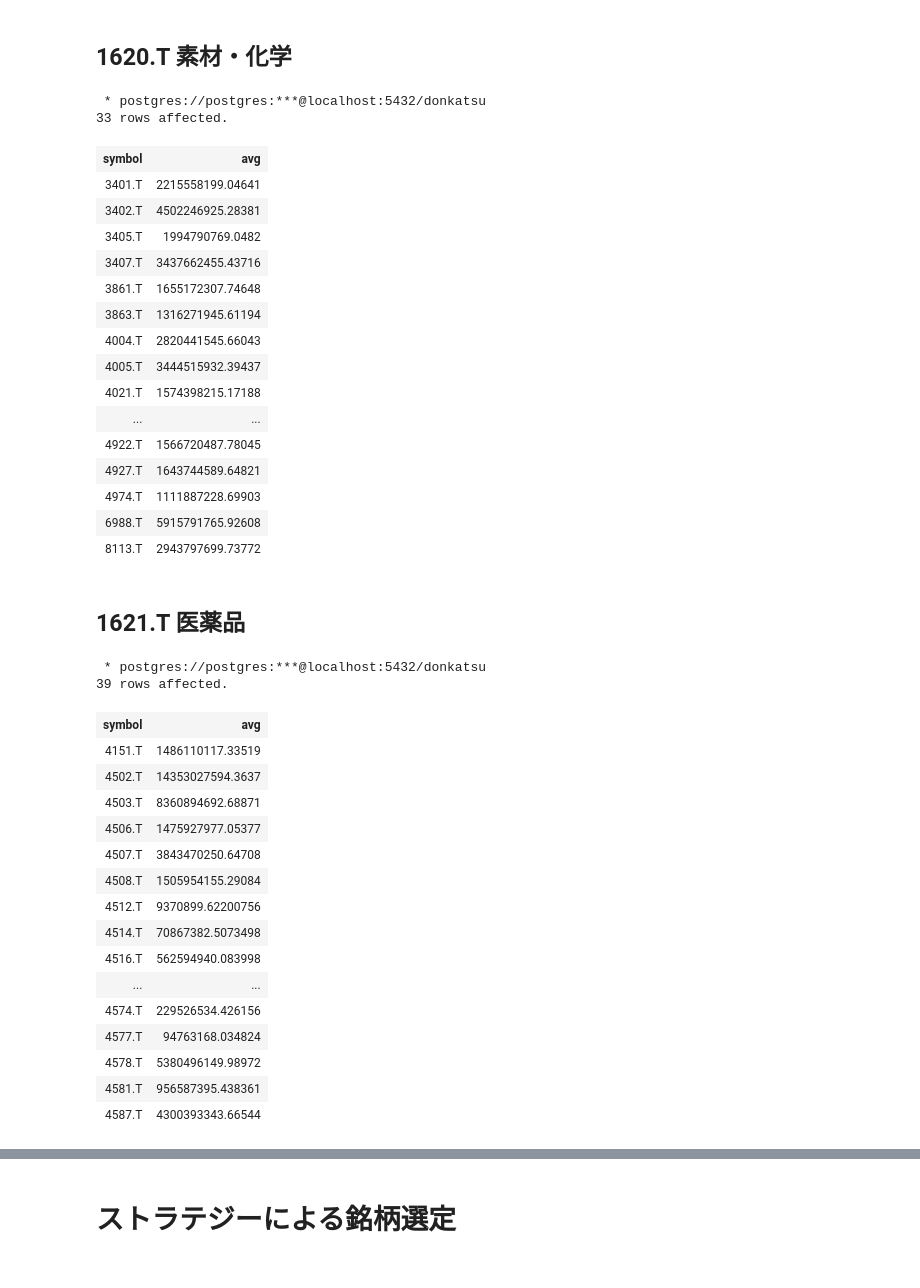
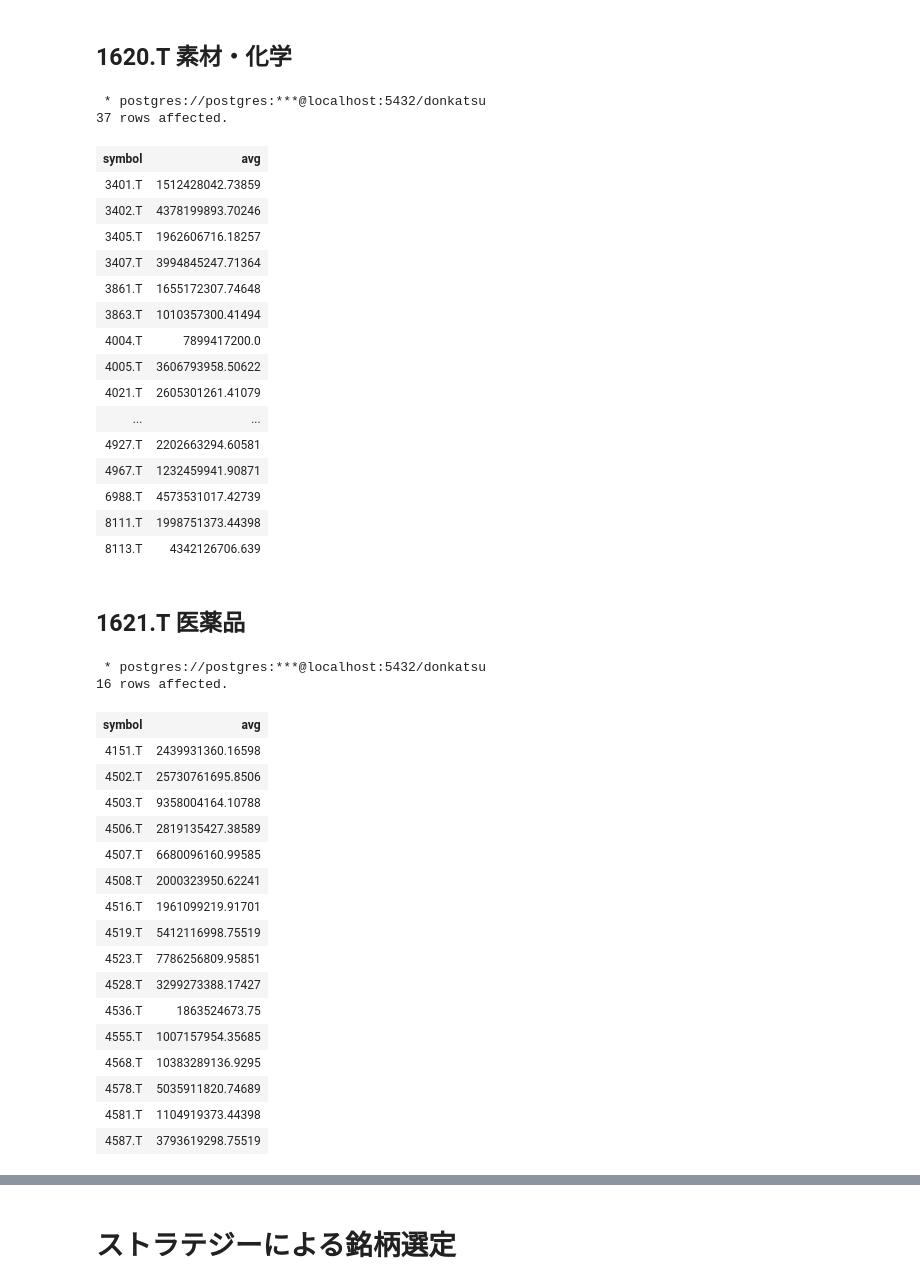
Before and after one commit to tranducquy/lii3ra, a Jupyter notebook: jupyter/symbol.ipynb, the cells around one changed output, grey strips where cells are left out. Saved outputs shown, nothing was run; the diff lists cells and outputs as text; code cells hidden in the pictures.

```diff
--- a/jupyter/symbol.ipynb
+++ b/jupyter/symbol.ipynb
@@ -748,6 +752,7 @@ where symbol in (
         , '8127.T'
         , '9385.T'
         )
+and date(time) between '2019-01-01' and '2019-12-31'
 and not close = 'nan'
 and not volume = 'nan'
 group by symbol
@@ -755,23 +760,23 @@ having avg(volume * close) > 1000000000
 order by symbol
 # %% [output]
  * postgres://postgres:***@localhost:5432/donkatsu
-33 rows affected.
+37 rows affected.
 | symbol | avg |
-| 3401.T | 2215558199.04641 |
-| 3402.T | 4502246925.28381 |
-| 3405.T | 1994790769.0482 |
-| 3407.T | 3437662455.43716 |
+| 3401.T | 1512428042.73859 |
+| 3402.T | 4378199893.70246 |
+| 3405.T | 1962606716.18257 |
+| 3407.T | 3994845247.71364 |
 | 3861.T | 1655172307.74648 |
-| 3863.T | 1316271945.61194 |
-| 4004.T | 2820441545.66043 |
-| 4005.T | 3444515932.39437 |
-| 4021.T | 1574398215.17188 |
+| 3863.T | 1010357300.41494 |
+| 4004.T | 7899417200.0 |
+| 4005.T | 3606793958.50622 |
+| 4021.T | 2605301261.41079 |
 | ... | ... |
-| 4922.T | 1566720487.78045 |
-| 4927.T | 1643744589.64821 |
-| 4974.T | 1111887228.69903 |
-| 6988.T | 5915791765.92608 |
-| 8113.T | 2943797699.73772 |
+| 4927.T | 2202663294.60581 |
+| 4967.T | 1232459941.90871 |
+| 6988.T | 4573531017.42739 |
+| 8111.T | 1998751373.44398 |
+| 8113.T | 4342126706.639 |
 # %% [markdown]
 ## 1621.T 医薬品
 # %%
@@ -799,46 +804,51 @@ where symbol in (
         , '4530.T'
         , '4534.T'
         , '4536.T'
         , '4538.T'
         , '4539.T'
         , '4540.T'
         , '4541.T'
         , '4547.T'
         , '4548.T'
         , '4549.T'
         , '4550.T'
         , '4551.T'
         , '4552.T'
         , '4553.T'
         , '4554.T'
         , '4555.T'
         , '4559.T'
         , '4568.T'
         , '4569.T'
         , '4574.T'
         , '4577.T'
         , '4578.T'
         , '4581.T'
         , '4587.T'
         )
+and date(time) between '2019-01-01' and '2019-12-31'
+and not close = 'nan'
+and not volume = 'nan'
 group by symbol
+having avg(volume * close) > 1000000000
 order by symbol
 # %% [output]
  * postgres://postgres:***@localhost:5432/donkatsu
-39 rows affected.
+16 rows affected.
 | symbol | avg |
-| 4151.T | 1486110117.33519 |
-| 4502.T | 14353027594.3637 |
-| 4503.T | 8360894692.68871 |
-| 4506.T | 1475927977.05377 |
-| 4507.T | 3843470250.64708 |
-| 4508.T | 1505954155.29084 |
-| 4512.T | 9370899.62200756 |
-| 4514.T | 70867382.5073498 |
-| 4516.T | 562594940.083998 |
-| ... | ... |
-| 4574.T | 229526534.426156 |
-| 4577.T | 94763168.034824 |
-| 4578.T | 5380496149.98972 |
-| 4581.T | 956587395.438361 |
-| 4587.T | 4300393343.66544 |
+| 4151.T | 2439931360.16598 |
+| 4502.T | 25730761695.8506 |
+| 4503.T | 9358004164.10788 |
+| 4506.T | 2819135427.38589 |
+| 4507.T | 6680096160.99585 |
+| 4508.T | 2000323950.62241 |
+| 4516.T | 1961099219.91701 |
+| 4519.T | 5412116998.75519 |
+| 4523.T | 7786256809.95851 |
+| 4528.T | 3299273388.17427 |
+| 4536.T | 1863524673.75 |
+| 4555.T | 1007157954.35685 |
+| 4568.T | 10383289136.9295 |
+| 4578.T | 5035911820.74689 |
+| 4581.T | 1104919373.44398 |
+| 4587.T | 3793619298.75519 |
```
Also changed, not shown: parts of 31 cells of this notebook, 3 other files.
